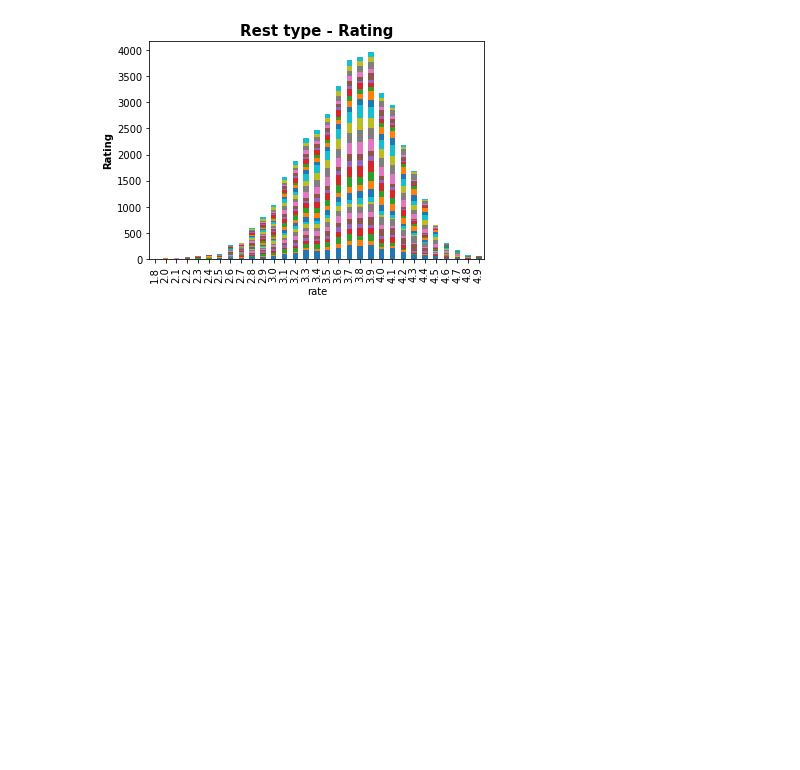
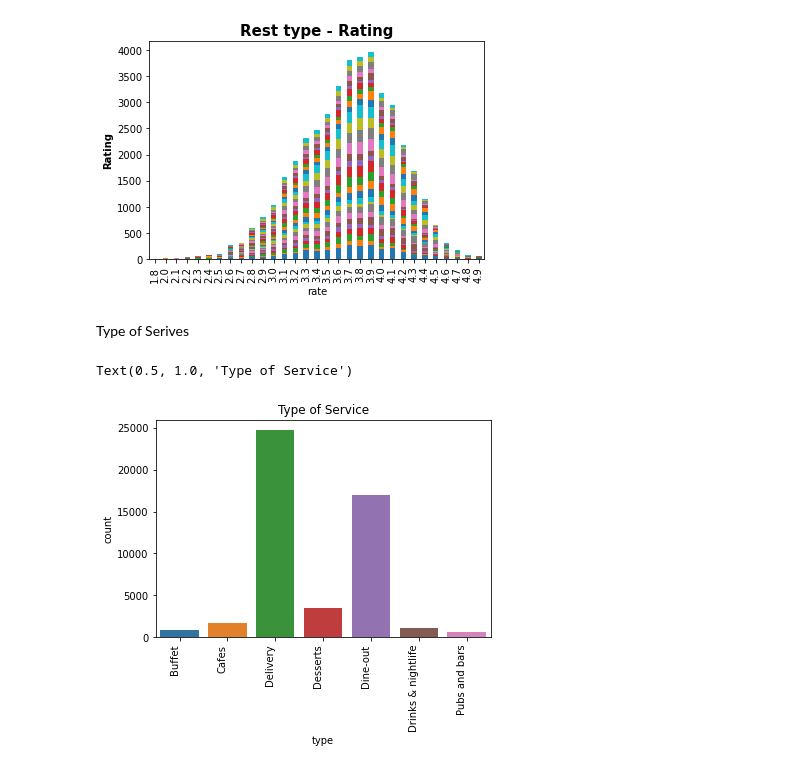
Before and after one commit to princepriyadarshi2017/ZOMATO-EDA, a Jupyter notebook: zomato_Eda.ipynb, the cells around one changed output. Drawn from its saved outputs; the diff is of its cells as text; code cells hidden in the pictures; blank space fills up the shorter version.

```diff
--- a/zomato_Eda.ipynb
+++ b/zomato_Eda.ipynb
@@ -312,3 +312,12 @@ plt.ylabel('Rating',fontsize=10,fontweight='bold')
 plt.legend().remove()
 # %% [output]
 [figure]
+# %% [markdown]
+Type of Serives
+# %%
+sns.countplot(droped_df['type'])
+sns.countplot(droped_df['type']).set_xticklabels(sns.countplot(droped_df['type']).get_xticklabels(),rotation=90,ha="right")
+plt.title('Type of Service')
+# %% [output]
+Text(0.5, 1.0, 'Type of Service')
+[figure, added]
```
Also changed, not shown: parts of 4 cells of this notebook.
